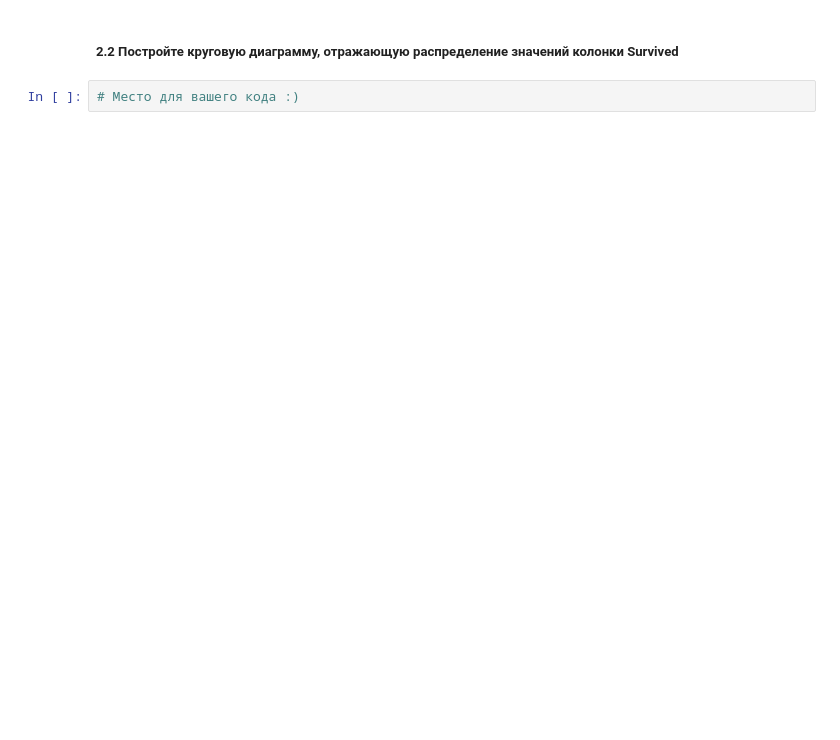
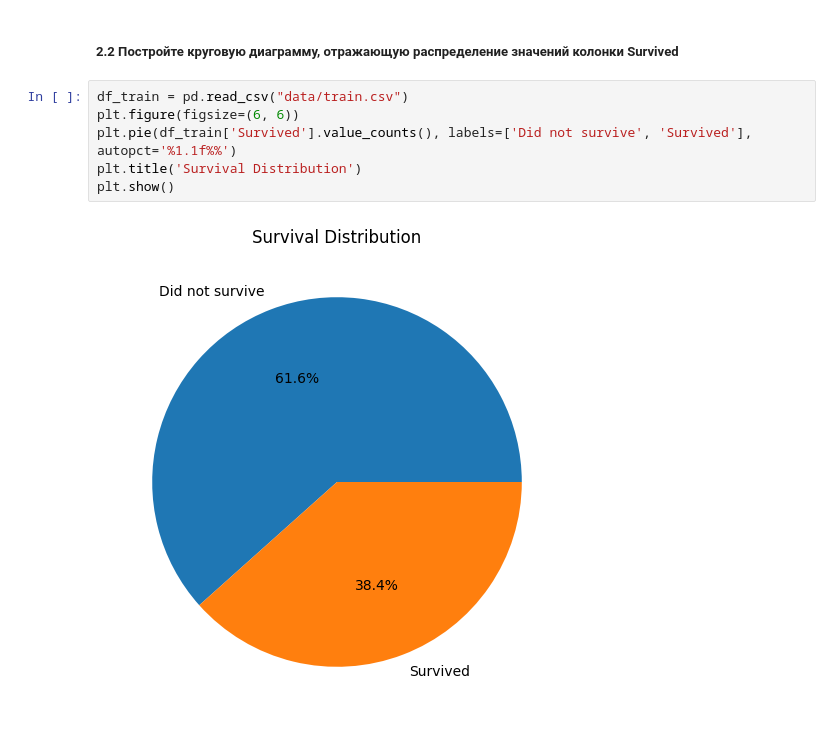
Before and after one commit to babasuck/ML-NNs, a Jupyter notebook: Assignments/3. Data preparation/basic_pandas.ipynb, the cells around one changed output. Cells and saved outputs as stored; diff of their text form; blank space fills up the shorter version.

```diff
--- a/Assignments/3. Data preparation/basic_pandas.ipynb
+++ b/Assignments/3. Data preparation/basic_pandas.ipynb
@@ -74,4 +230,10 @@ label_encoded_dataframe = ...
 # %% [markdown]
 ##### 2.2 Постройте круговую диаграмму, отражающую распределение значений колонки Survived
-# %%
-# Место для вашего кода :)
+# %%
+df_train = pd.read_csv("data/train.csv")
+plt.figure(figsize=(6, 6))
+plt.pie(df_train['Survived'].value_counts(), labels=['Did not survive', 'Survived'], autopct='%1.1f%%')
+plt.title('Survival Distribution')
+plt.show()
+# %% [output]
+[figure, added]
```
Also changed, not shown: parts of 20 cells of this notebook, 3 other files.
